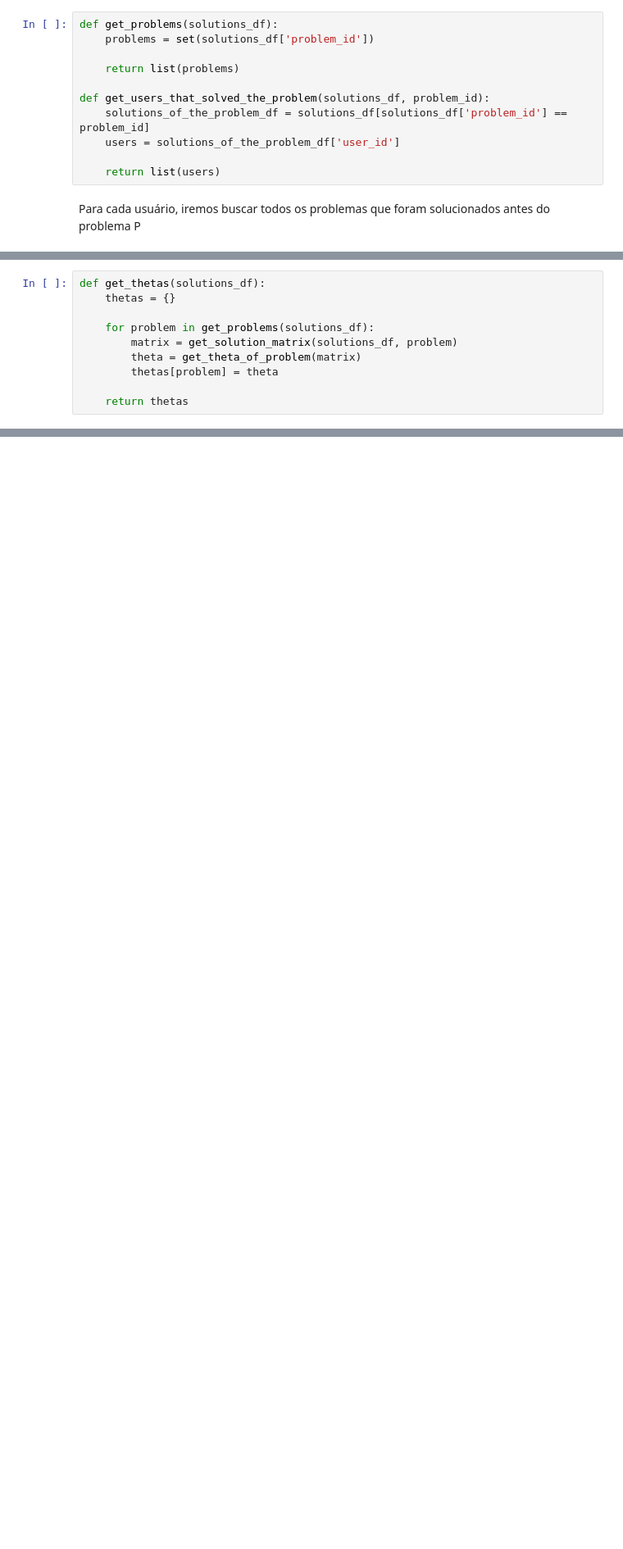
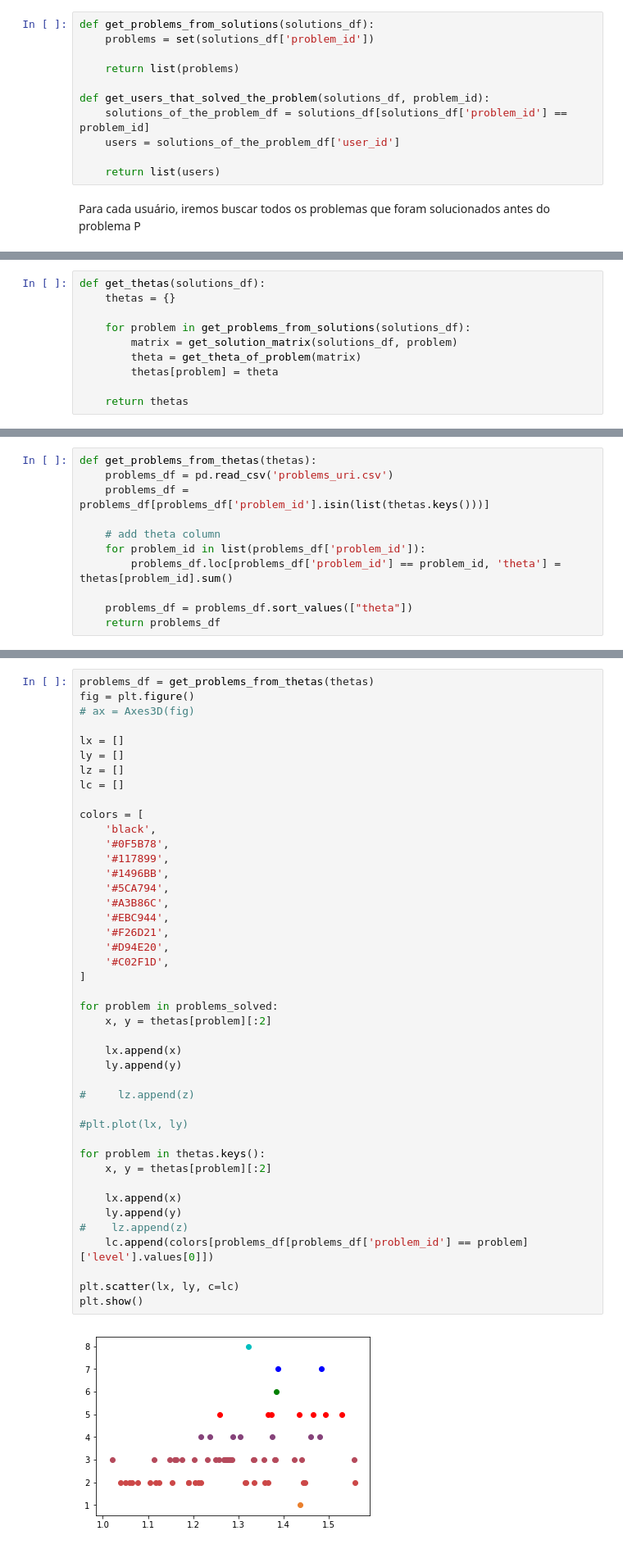
Before and after one commit to sauloantuness/bang-recommender-system, a Jupyter notebook: bang.ipynb, the cells around one changed output, grey strips where cells are left out. Shown: that part at 82% size. Cells and saved outputs as stored; diff of their text form; blank space fills up the shorter version.

```diff
--- a/bang.ipynb
+++ b/bang.ipynb
@@ -301,7 +304,7 @@ Para isso, iremos realizar o seguinte procedimento para cada um dos problemas em
 
 Encontrar todos os usuários que resolveram o problema P:
 # %%
-def get_problems(solutions_df):
+def get_problems_from_solutions(solutions_df):
     problems = set(solutions_df['problem_id'])
 
     return list(problems)
@@ -473,7 +475,7 @@ def get_next_problem(problems_solved, thetas):
 def get_thetas(solutions_df):
     thetas = {}
 
-    for problem in get_problems(solutions_df):
+    for problem in get_problems_from_solutions(solutions_df):
         matrix = get_solution_matrix(solutions_df, problem)
         theta = get_theta_of_problem(matrix)
         thetas[problem] = theta
@@ -530,3 +532,14 @@ def save_result(problems_solved):
     np.save(filename, result)
 
     problems_suggested_df
+# %%
+def get_problems_from_thetas(thetas):
+    problems_df = pd.read_csv('problems_uri.csv')
+    problems_df = problems_df[problems_df['problem_id'].isin(list(thetas.keys()))]
+
+    # add theta column
+    for problem_id in list(problems_df['problem_id']):
+        problems_df.loc[problems_df['problem_id'] == problem_id, 'theta'] = thetas[problem_id].sum()
+
+    problems_df = problems_df.sort_values(["theta"])
+    return problems_df
@@ -532,0 +612,45 @@ def save_result(problems_solved):
+# %%
+problems_df = get_problems_from_thetas(thetas)
+fig = plt.figure()
+# ax = Axes3D(fig)
+
+lx = []
+ly = []
+lz = []
+lc = []
+
+colors = [
+    'black',
+    '#0F5B78',
+    '#117899',
+    '#1496BB',
+    '#5CA794',
+    '#A3B86C',
+    '#EBC944',
+    '#F26D21',
+    '#D94E20',
+    '#C02F1D',
+]
+
+for problem in problems_solved:
+    x, y = thetas[problem][:2]
+
+    lx.append(x)
+    ly.append(y)
+
+#     lz.append(z)
+
+#plt.plot(lx, ly)
+
+for problem in thetas.keys():
+    x, y = thetas[problem][:2]
+
+    lx.append(x)
+    ly.append(y)
+#    lz.append(z)
+    lc.append(colors[problems_df[problems_df['problem_id'] == problem]['level'].values[0]])
+
+plt.scatter(lx, ly, c=lc)
+plt.show()
+# %% [output]
+[figure, added]
```
Also changed, not shown: parts of 28 cells of this notebook.
